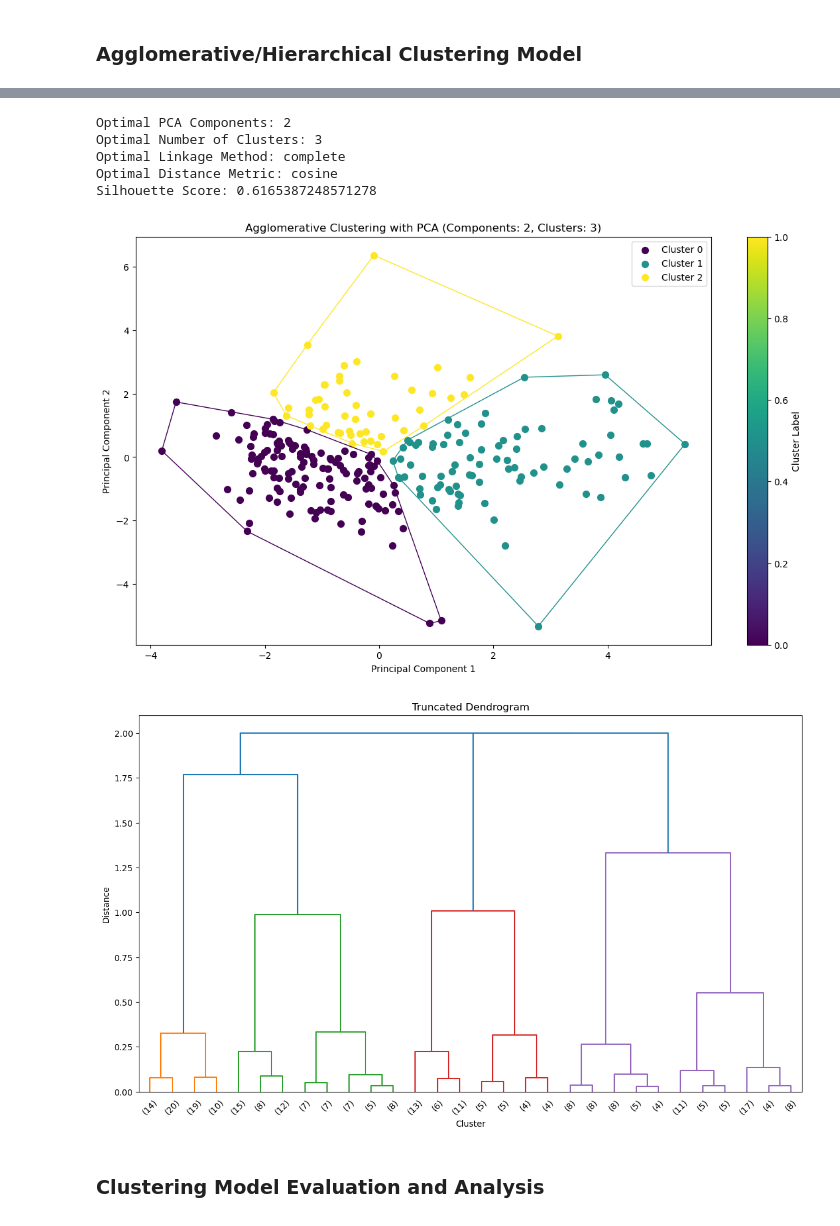
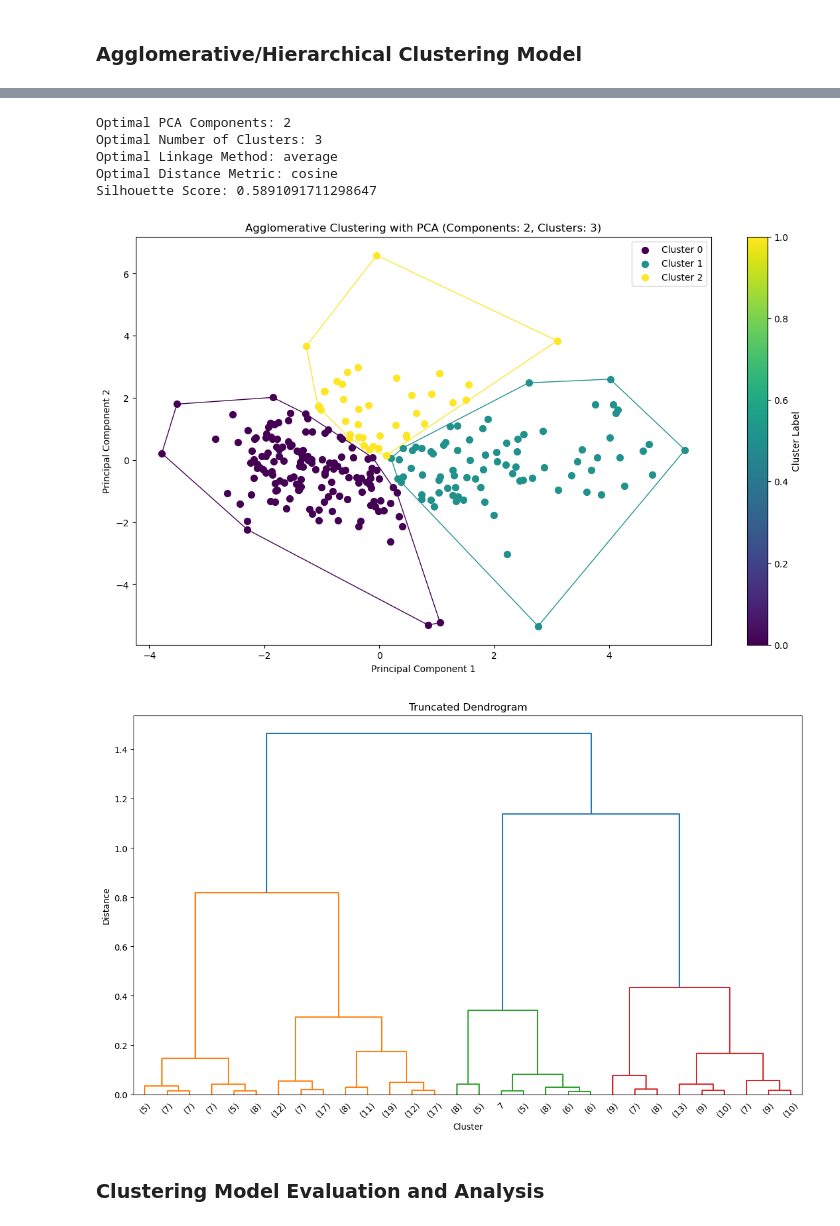
Before and after one commit to shrinitbabel/TBI-Unsupervised-Clustering-Readmission-Prediction, a Jupyter notebook: Clustering TBI.ipynb, the cells around one changed output, grey strips where cells are left out. Cells and saved outputs as stored; diff of their text form; code cells hidden in the pictures.

```diff
--- a/Clustering TBI.ipynb
+++ b/Clustering TBI.ipynb
@@ -63,7 +63,7 @@ numeric_features = ['Age', 'BMI',  'PEG_Days_Difference', 'TRACH_Days_Difference
                      'Decannulation_Days_Difference', 'Oral_Intake_Days_Difference',
                        'GCS', 'ISS', 'ICU LOS Days', 'Hospital LOS Days', 'Charlson_Comorbidity_Index',
                        'DischargeGCS', 'NLR', 'Delta_GCS', 'Total_Neutrophils', 'Total_Lymphocytes']
-categorical_features = ['Gender', 'Race', 'VAP', 'Discharge Status Code', 'PEG', 'TRACH']
+categorical_features = ['Gender', 'Race', 'VAP', 'PEG', 'TRACH']
 
 # Pipeline
 preprocessor = ColumnTransformer(
@@ -227,7 +221,7 @@ from matplotlib.colors import ListedColormap
 # parameters
 optimal_pca_components = 2
 optimal_clusters = 3
-optimal_linkage = 'complete'
+optimal_linkage = 'average'
 optimal_distance = 'cosine'
 
 #  PCA
@@ -256,37 +250,37 @@ for i in range(optimal_clusters):
     plt.scatter(points[:, 0], points[:, 1], s=50, color=cmap(i), label=f'Cluster {i}')
 
     hull = ConvexHull(points)
     for simplex in hull.simplices:
         plt.plot(points[simplex, 0], points[simplex, 1], color=cmap(i), lw=1)
 
 plt.title(f'Agglomerative Clustering with PCA (Components: {optimal_pca_components}, Clusters: {optimal_clusters})')
 plt.xlabel('Principal Component 1')
 plt.ylabel('Principal Component 2')
 plt.colorbar(label='Cluster Label')
 plt.legend()
 plt.show()
 
 import scipy.cluster.hierarchy as sch
 
 # hierarchical/agglomerative clustering through linkage
 Z = linkage(X_pca, method=optimal_linkage, metric=optimal_distance)
 
 # truncated dendrogram
 plt.figure(figsize=(14, 8))
 dendrogram = sch.dendrogram(Z, truncate_mode='lastp', p=30)  # Adjust p as needed
 plt.title('Truncated Dendrogram')
 plt.xlabel('Cluster')
 plt.ylabel('Distance')
 
 plt.show()
 # %% [output]
 Optimal PCA Components: 2
 Optimal Number of Clusters: 3
-Optimal Linkage Method: complete
+Optimal Linkage Method: average
 Optimal Distance Metric: cosine
-Silhouette Score: 0.6165387248571278
+Silhouette Score: 0.5891091711298647
-[figure, old version]
+[figure, new version]
-[figure, old version]
+[figure, new version]
 # %% [markdown]
 ### Clustering Model Evaluation and Analysis
 # %%
```
Also changed, not shown: parts of 16 cells of this notebook.
